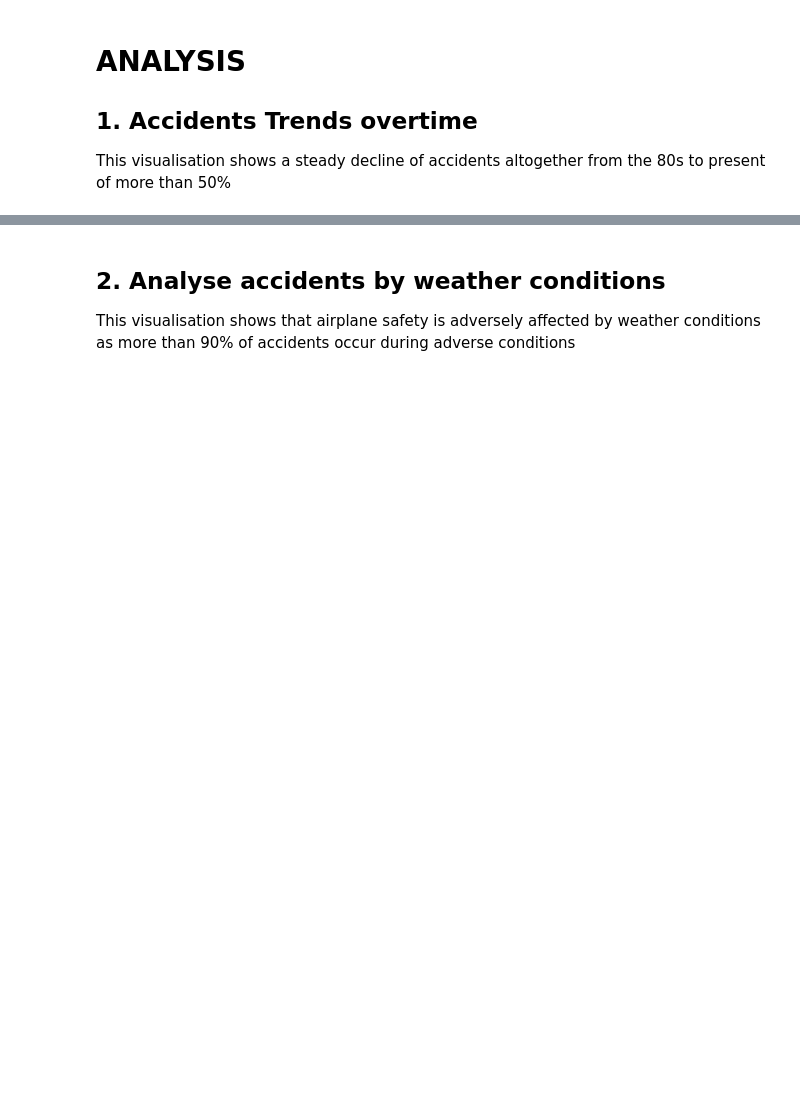
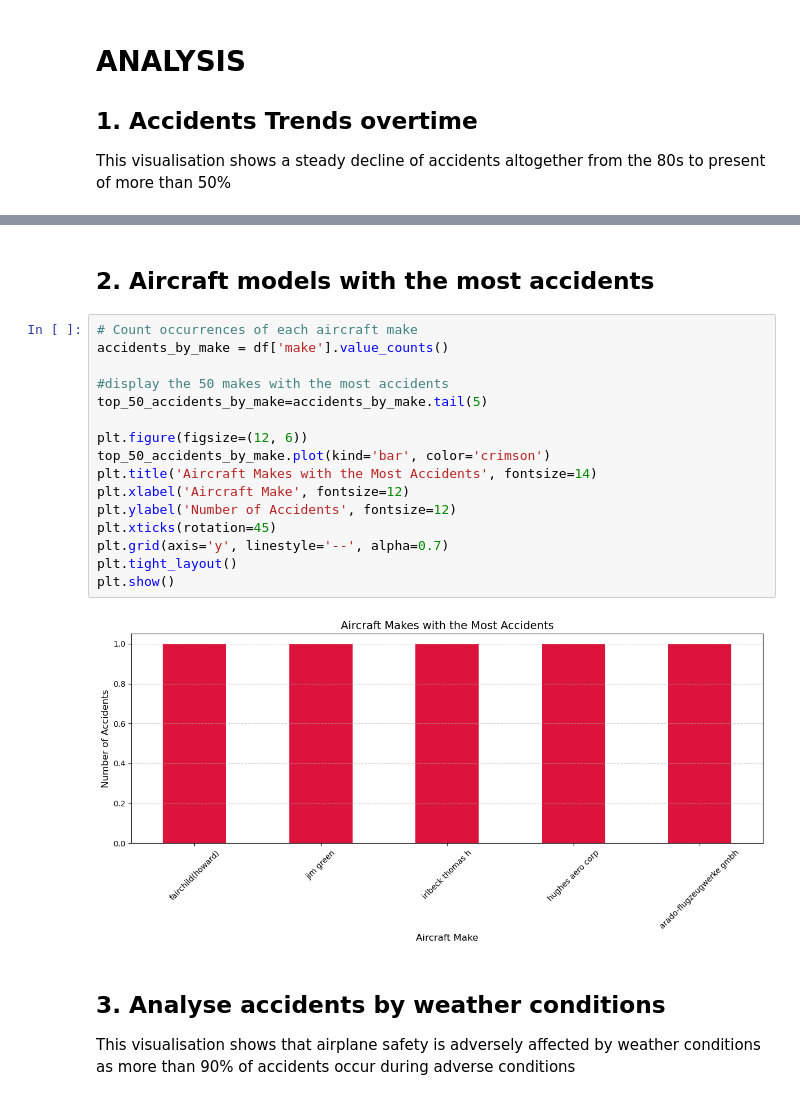
Before and after one commit to idreamofunicorns/Flight-Data-Analytics, a Jupyter notebook: Flight-Data-Analytics-Notebook.ipynb, the cells around one changed output, grey strips where cells are left out. Cells and saved outputs as stored; diff of their text form; blank space fills up the shorter version.

```diff
--- a/Flight-Data-Analytics-Notebook.ipynb
+++ b/Flight-Data-Analytics-Notebook.ipynb
@@ -289,5 +380,25 @@ Text(0, 0.5, 'No. of accidents')
+# %% [markdown]
+## 2. Aircraft models with the most accidents
+# %%
+# Count occurrences of each aircraft make
+accidents_by_make = df['make'].value_counts()
+
+#display the 50 makes with the most accidents
+top_50_accidents_by_make=accidents_by_make.tail(5)
+
+plt.figure(figsize=(12, 6))
+top_50_accidents_by_make.plot(kind='bar', color='crimson')
+plt.title('Aircraft Makes with the Most Accidents', fontsize=14)
+plt.xlabel('Aircraft Make', fontsize=12)
+plt.ylabel('Number of Accidents', fontsize=12)
+plt.xticks(rotation=45)
+plt.grid(axis='y', linestyle='--', alpha=0.7)
+plt.tight_layout()
+plt.show()
+# %% [output]
+[figure, added]
 # %% [markdown]
-## 2. Analyse accidents by weather conditions
+## 3. Analyse accidents by weather conditions
 
 This visualisation shows that airplane safety is adversely affected by weather conditions as more than 90% of accidents occur during adverse conditions
 # %%
```
Also changed, not shown: parts of 33 cells of this notebook.
